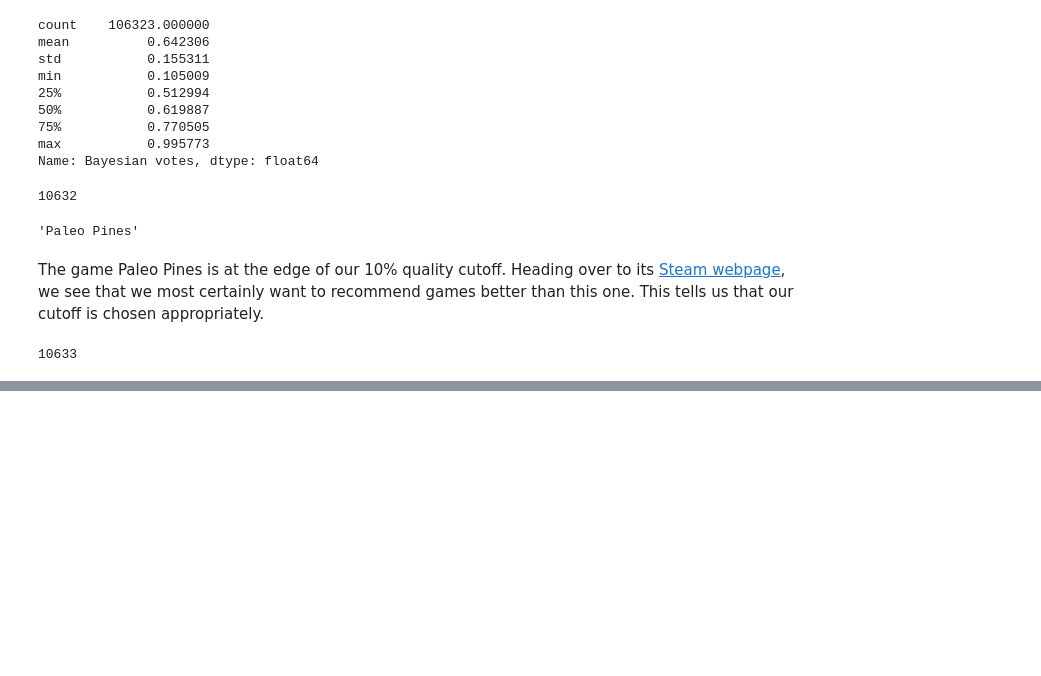
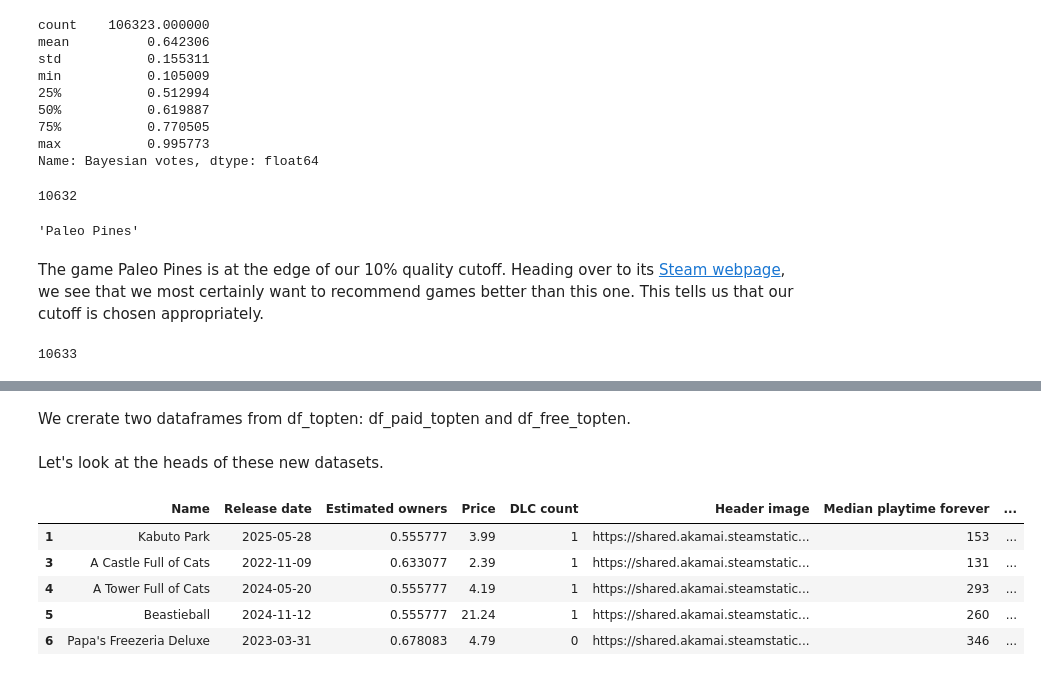
Before and after one commit to shujoshi-git/steam-games-recommender, a Jupyter notebook: steam_games.ipynb, the cells around one changed output, grey strips where cells are left out. Saved outputs shown, nothing was run; the diff lists cells and outputs as text; code cells hidden in the pictures; blank space fills up the shorter version.

```diff
--- a/steam_games.ipynb
+++ b/steam_games.ipynb
@@ -1078,5 +1117,5 @@ The game Paleo Pines is at the edge of our 10% quality cutoff. Heading over to i
 
 threshold = df['Bayesian votes'].quantile(0.90)
 
-topten_df = df[df['Bayesian votes'] >= threshold].copy()
+df_topten = df[df['Bayesian votes'] >= threshold].copy()
 # %%
@@ -1190,0 +1135,19 @@ We now prescribe criteria which will determine which of these duplicates must be
+# %% [markdown]
+We crerate two dataframes from df_topten: df_paid_topten and df_free_topten.
+# %%
+# Dataframe to recommend paid games.
+df_paid_topten = df_topten[df_topten['Price'] != 0].copy()
+
+# Dataframe to recommend free games.
+df_free_topten = df_topten[df_topten['Price'] == 0].copy()
+# %% [markdown]
+Let's look at the heads of these new datasets.
+# %%
+df_paid_topten.head()
+# %% [output]
+|  | Name | Release date | Estimated owners | Price | DLC count | Header image | Median playtime forever | ... |
+| 1 | Kabuto Park | 2025-05-28 | 0.555777 | 3.99 | 1 | https://shared.akamai.steamstatic... | 153 | ... |
+| 3 | A Castle Full of Cats | 2022-11-09 | 0.633077 | 2.39 | 1 | https://shared.akamai.steamstatic... | 131 | ... |
+| 4 | A Tower Full of Cats | 2024-05-20 | 0.555777 | 4.19 | 1 | https://shared.akamai.steamstatic... | 293 | ... |
+| 5 | Beastieball | 2024-11-12 | 0.555777 | 21.24 | 1 | https://shared.akamai.steamstatic... | 260 | ... |
+| 6 | Papa's Freezeria Deluxe | 2023-03-31 | 0.678083 | 4.79 | 0 | https://shared.akamai.steamstatic... | 346 | ... |
```
Also changed, not shown: parts of 59 cells of this notebook.
